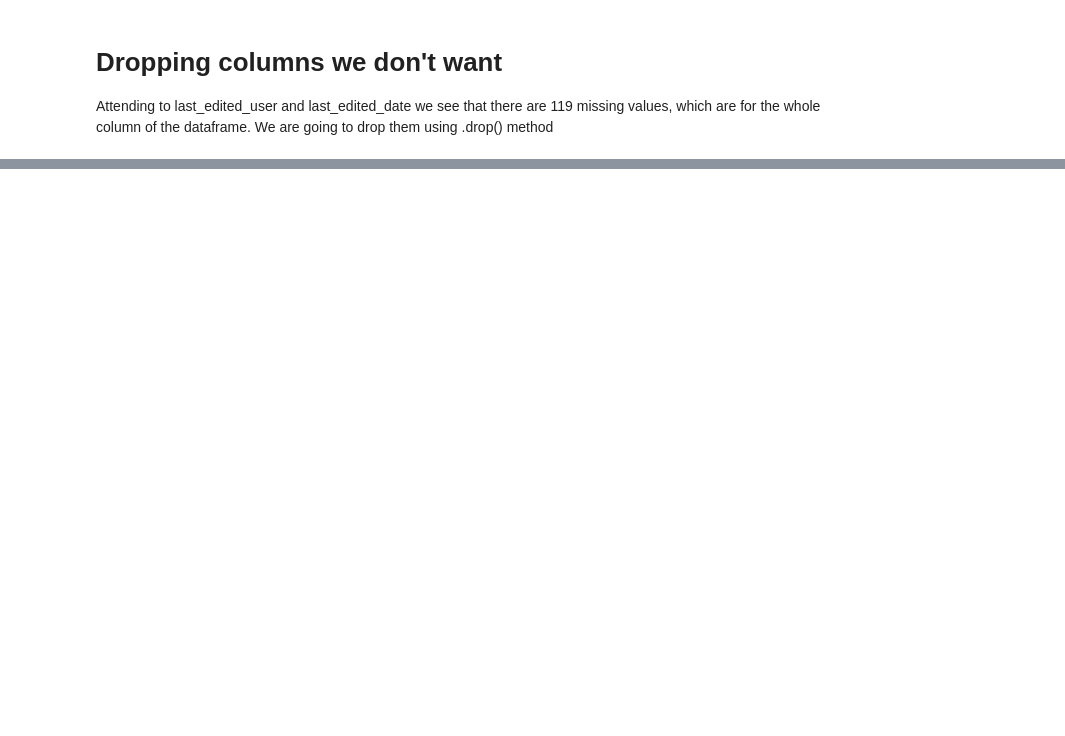
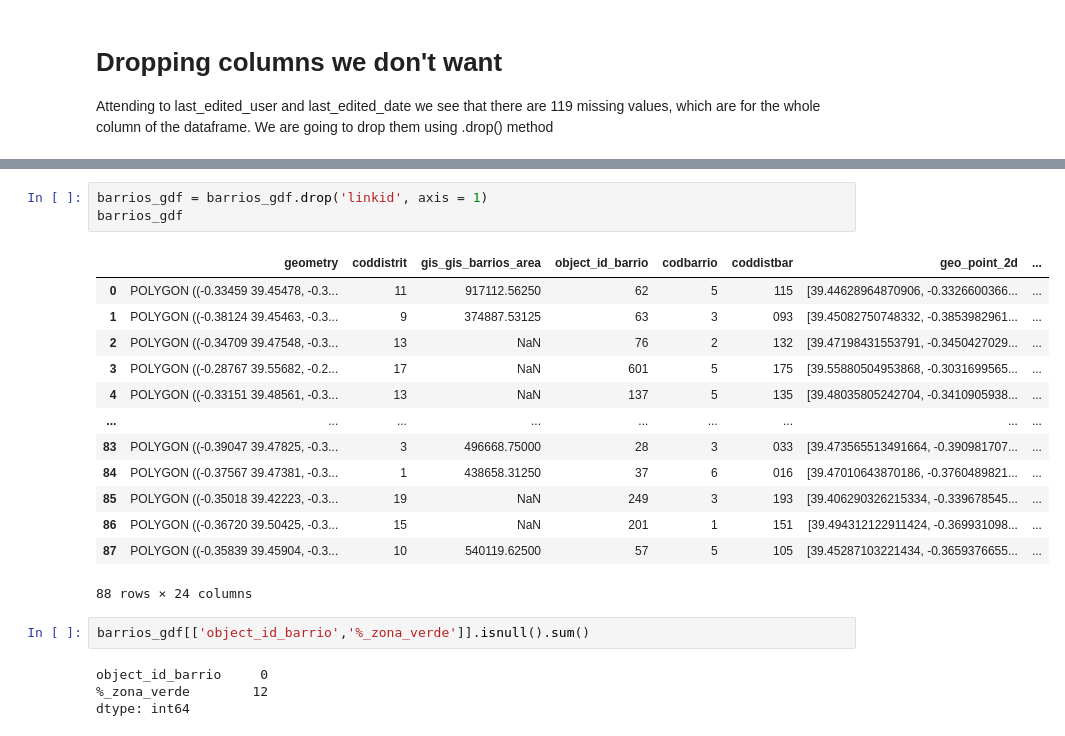
Before and after one commit to mimove/DATAPROJECT1, a Jupyter notebook: jupyter/data_cleaning.ipynb, the cells around one changed output, grey strips where cells are left out. Drawn from its saved outputs; the diff is of its cells as text; blank space fills up the shorter version.

```diff
--- a/jupyter/data_cleaning.ipynb
+++ b/jupyter/data_cleaning.ipynb
@@ -114,0 +106,23 @@ dtype: int64
+# %%
+barrios_gdf = barrios_gdf.drop('linkid', axis = 1)
+barrios_gdf
+# %% [output]
+|  | geometry | coddistrit | gis_gis_barrios_area | object_id_barrio | codbarrio | coddistbar | geo_point_2d | ... |
+| 0 | POLYGON ((-0.33459 39.45478, -0.3... | 11 | 917112.56250 | 62 | 5 | 115 | [39.44628964870906, -0.3326600366... | ... |
+| 1 | POLYGON ((-0.38124 39.45463, -0.3... | 9 | 374887.53125 | 63 | 3 | 093 | [39.45082750748332, -0.3853982961... | ... |
+| 2 | POLYGON ((-0.34709 39.47548, -0.3... | 13 | NaN | 76 | 2 | 132 | [39.47198431553791, -0.3450427029... | ... |
+| 3 | POLYGON ((-0.28767 39.55682, -0.2... | 17 | NaN | 601 | 5 | 175 | [39.55880504953868, -0.3031699565... | ... |
+| 4 | POLYGON ((-0.33151 39.48561, -0.3... | 13 | NaN | 137 | 5 | 135 | [39.48035805242704, -0.3410905938... | ... |
+| ... | ... | ... | ... | ... | ... | ... | ... | ... |
+| 83 | POLYGON ((-0.39047 39.47825, -0.3... | 3 | 496668.75000 | 28 | 3 | 033 | [39.473565513491664, -0.390981707... | ... |
+| 84 | POLYGON ((-0.37567 39.47381, -0.3... | 1 | 438658.31250 | 37 | 6 | 016 | [39.47010643870186, -0.3760489821... | ... |
+| 85 | POLYGON ((-0.35018 39.42223, -0.3... | 19 | NaN | 249 | 3 | 193 | [39.406290326215334, -0.339678545... | ... |
+| 86 | POLYGON ((-0.36720 39.50425, -0.3... | 15 | NaN | 201 | 1 | 151 | [39.494312122911424, -0.369931098... | ... |
+| 87 | POLYGON ((-0.35839 39.45904, -0.3... | 10 | 540119.62500 | 57 | 5 | 105 | [39.45287103221434, -0.3659376655... | ... |
+88 rows × 24 columns
+# %%
+barrios_gdf[['object_id_barrio','%_zona_verde']].isnull().sum()
+# %% [output]
+object_id_barrio     0
+%_zona_verde        12
+dtype: int64
```
Also changed, not shown: parts of 6 cells of this notebook.
